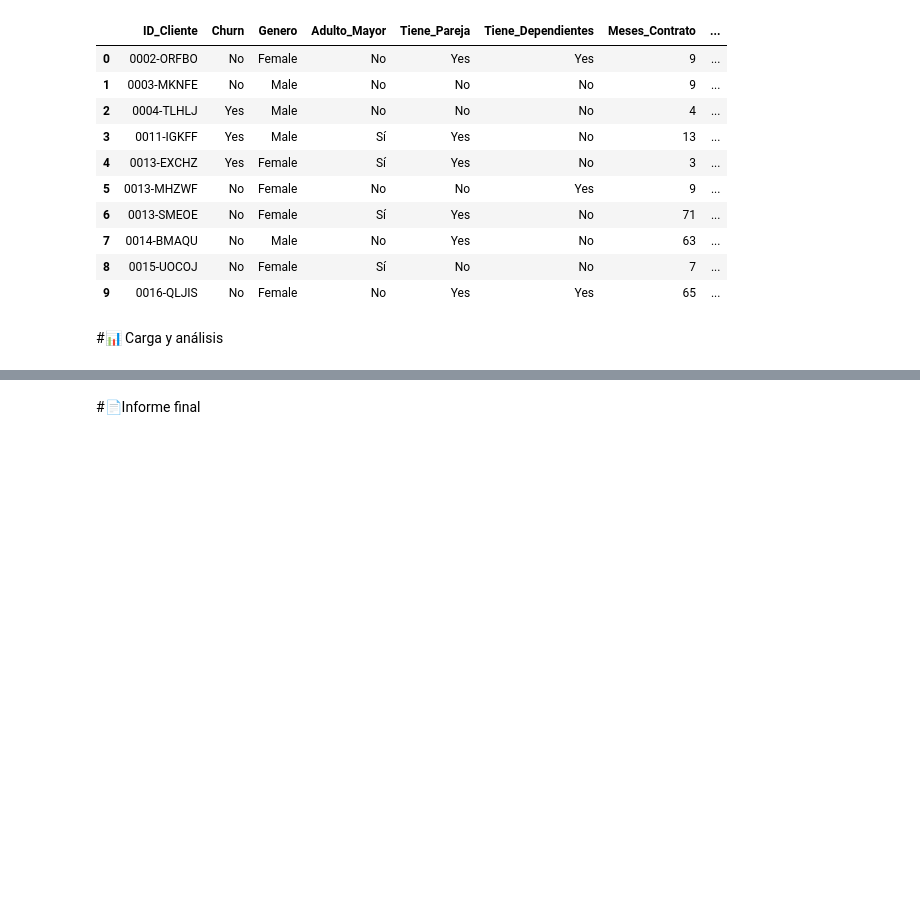
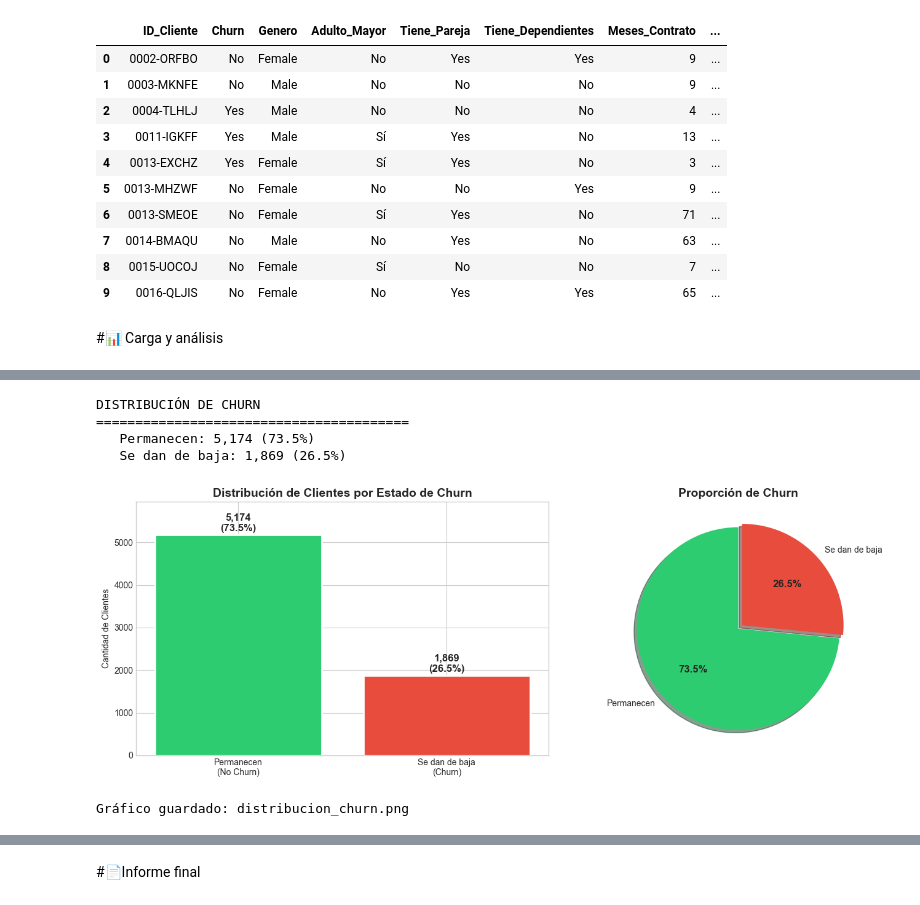
Before and after one commit to anothereverr/oracle-alura-data-science-challenge-2, a Jupyter notebook: TelecomX_LATAM.ipynb, the cells around one changed output, grey strips where cells are left out. Cells and saved outputs as stored; diff of their text form; code cells hidden in the pictures; blank space fills up the shorter version.

```diff
--- a/TelecomX_LATAM.ipynb
+++ b/TelecomX_LATAM.ipynb
@@ -417,0 +473,58 @@ df.head(10)
+# %%
+# Distribución general de Churn
+churn_counts = df['Churn'].value_counts()
+churn_pct = df['Churn'].value_counts(normalize=True) * 100
+
+print("DISTRIBUCIÓN DE CHURN")
+print("=" * 40)
+for status in ['No', 'Yes']:
+    label = 'Permanecen' if status == 'No' else 'Se dan de baja'
+    print(f"   {label}: {churn_counts[status]:,} ({churn_pct[status]:.1f}%)")
+# %% [output]
+DISTRIBUCIÓN DE CHURN
+========================================
+   Permanecen: 5,174 (73.5%)
+   Se dan de baja: 1,869 (26.5%)
+# %%
+# Visualización de la distribución de Churn
+fig, axes = plt.subplots(1, 2, figsize=(14, 5))
+
+# Gráfico de barras
+ax1 = axes[0]
+bars = ax1.bar(['Permanecen\n(No Churn)', 'Se dan de baja\n(Churn)'],
+               [churn_counts['No'], churn_counts['Yes']],
+               color=[COLORS['No'], COLORS['Yes']],
+               edgecolor='white', linewidth=2)
+
+# Añadir etiquetas en las barras
+for bar, count, pct in zip(bars, [churn_counts['No'], churn_counts['Yes']],
+                            [churn_pct['No'], churn_pct['Yes']]):
+    ax1.text(bar.get_x() + bar.get_width()/2, bar.get_height() + 50,
+             f'{count:,}\n({pct:.1f}%)', ha='center', va='bottom', fontsize=12, fontweight='bold')
+
+ax1.set_title('Distribución de Clientes por Estado de Churn', fontsize=14, fontweight='bold')
+ax1.set_ylabel('Cantidad de Clientes')
+ax1.set_ylim(0, churn_counts['No'] * 1.15)
+
+# Gráfico de pastel
+ax2 = axes[1]
+wedges, texts, autotexts = ax2.pie([churn_counts['No'], churn_counts['Yes']],
+                                    labels=['Permanecen', 'Se dan de baja'],
+                                    autopct='%1.1f%%',
+                                    colors=[COLORS['No'], COLORS['Yes']],
+                                    explode=(0, 0.05),
+                                    shadow=True,
+                                    startangle=90)
+ax2.set_title('Proporción de Churn', fontsize=14, fontweight='bold')
+
+for autotext in autotexts:
+    autotext.set_fontweight('bold')
+    autotext.set_fontsize(12)
+
+plt.tight_layout()
+plt.savefig('distribucion_churn.png', dpi=150, bbox_inches='tight')
+plt.show()
+print("Gráfico guardado: distribucion_churn.png")
+# %% [output]
+[figure, added]
+Gráfico guardado: distribucion_churn.png
```
Also changed, not shown: parts of 9 cells of this notebook, 4 other files.
